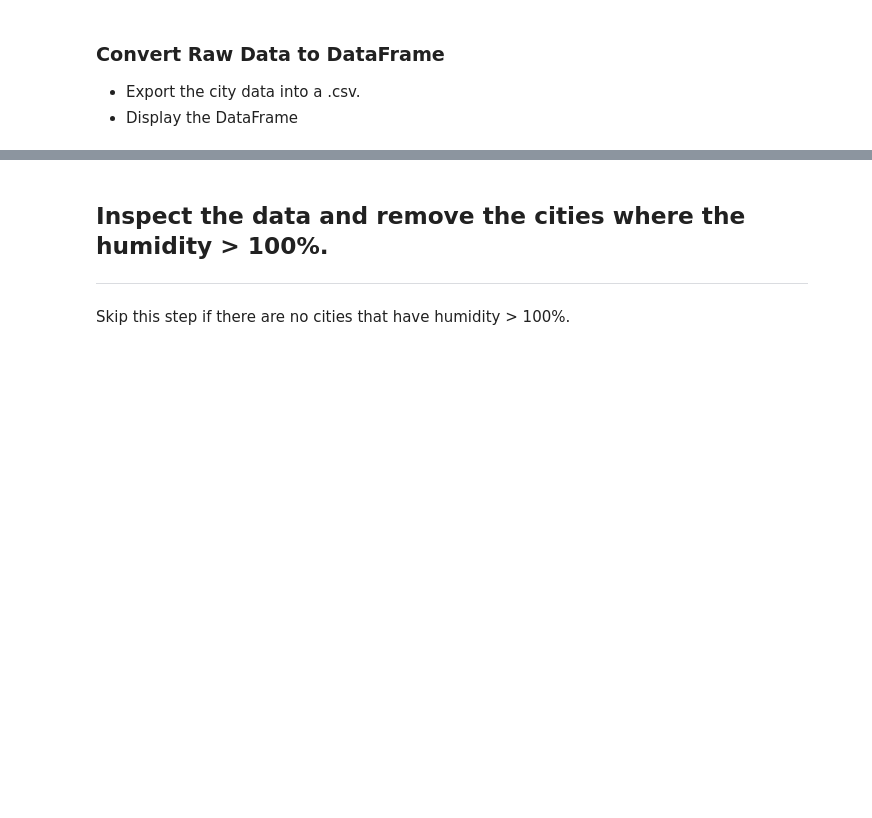
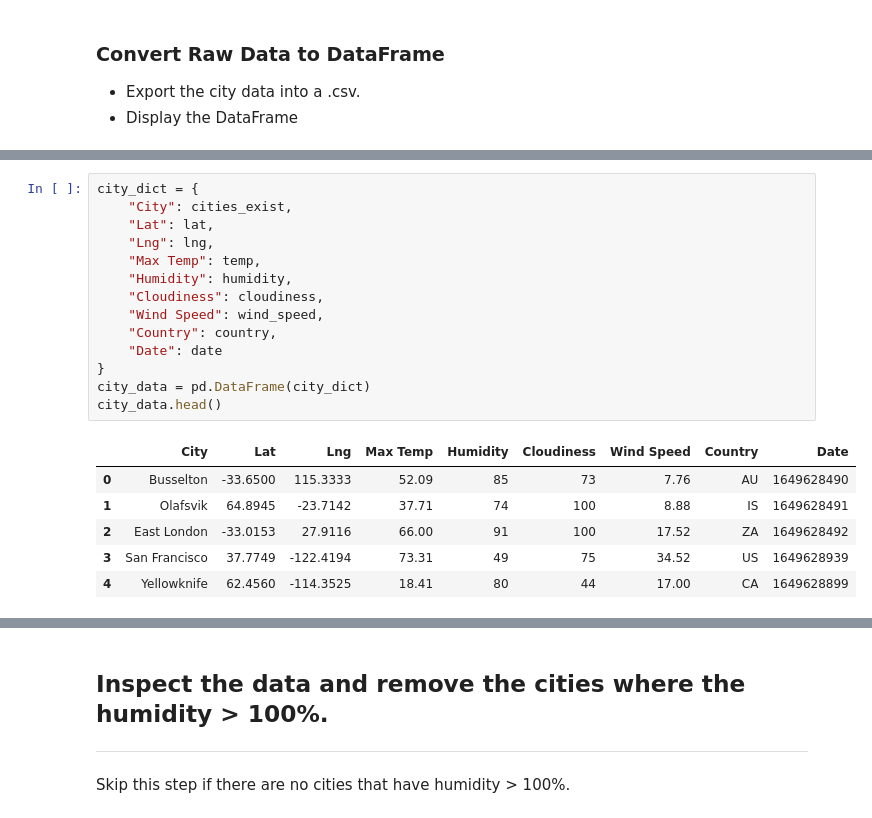
Before and after one commit to vishaalgupta/python-api-challange, a Jupyter notebook: WeatherPy/WeatherPy.ipynb, the cells around one changed output, grey strips where cells are left out. Drawn from its saved outputs; the diff is of its cells as text; blank space fills up the shorter version.

```diff
--- a/WeatherPy/WeatherPy.ipynb
+++ b/WeatherPy/WeatherPy.ipynb
@@ -103,0 +175,21 @@ Data Retrieval Complete
+# %%
+city_dict = {
+    "City": cities_exist,
+    "Lat": lat,
+    "Lng": lng,
+    "Max Temp": temp,
+    "Humidity": humidity,
+    "Cloudiness": cloudiness,
+    "Wind Speed": wind_speed,
+    "Country": country,
+    "Date": date
+}
+city_data = pd.DataFrame(city_dict)
+city_data.head()
+# %% [output]
+|  | City | Lat | Lng | Max Temp | Humidity | Cloudiness | Wind Speed | Country | Date |
+| 0 | Busselton | -33.6500 | 115.3333 | 52.09 | 85 | 73 | 7.76 | AU | 1649628490 |
+| 1 | Olafsvik | 64.8945 | -23.7142 | 37.71 | 74 | 100 | 8.88 | IS | 1649628491 |
+| 2 | East London | -33.0153 | 27.9116 | 66.00 | 91 | 100 | 17.52 | ZA | 1649628492 |
+| 3 | San Francisco | 37.7749 | -122.4194 | 73.31 | 49 | 75 | 34.52 | US | 1649628939 |
+| 4 | Yellowknife | 62.4560 | -114.3525 | 18.41 | 80 | 44 | 17.00 | CA | 1649628899 |
```
Also changed, not shown: parts of 12 cells of this notebook, 2 other files.
